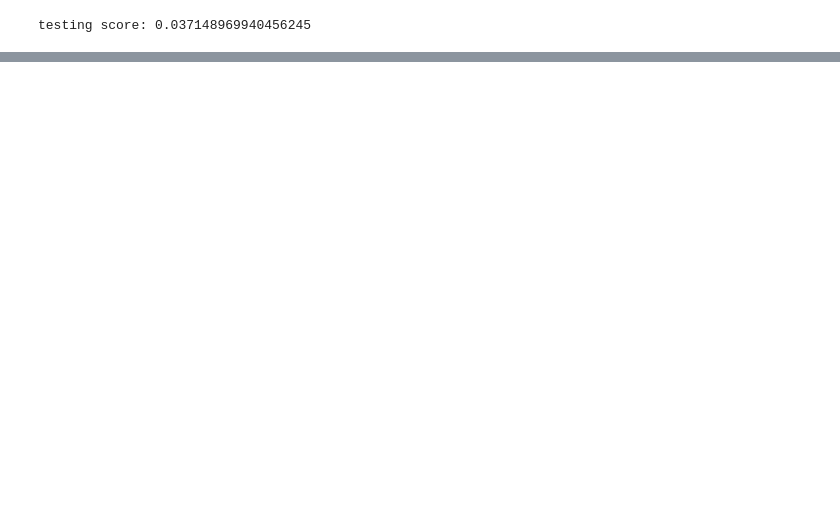
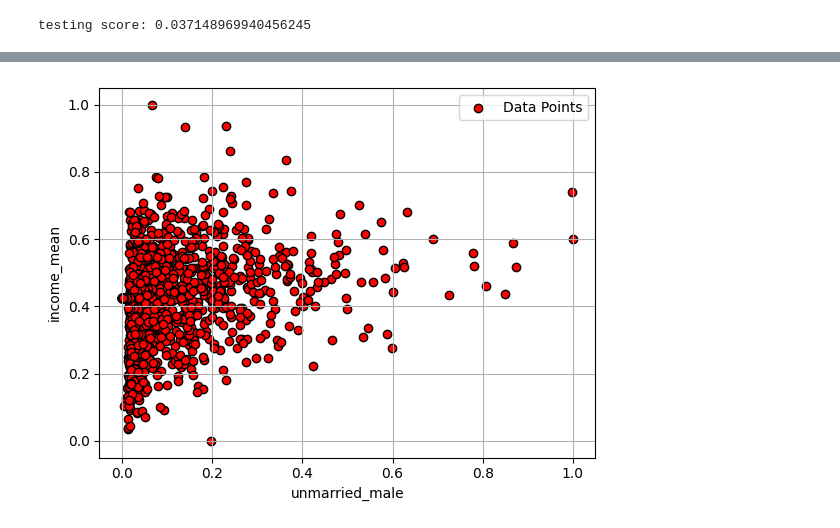
Before and after one commit to lvzeyu/chss_2024_assignment, a Jupyter notebook: 最終課題/income_predicion_HiyoriOtaka.ipynb, the cells around one changed output, grey strips where cells are left out. Drawn from its saved outputs; the diff is of its cells as text; code cells hidden in the pictures; blank space fills up the shorter version.

```diff
--- a/最終課題/income_predicion_HiyoriOtaka.ipynb
+++ b/最終課題/income_predicion_HiyoriOtaka.ipynb
@@ -239,0 +280,23 @@ testing score: -0.21900661977199376
+# %%
+import matplotlib.pyplot as plt
+import numpy as np
+
+# データの生成
+unmarried_male = merged3[:,0]
+income_mean = merged3[:,2]
+
+# 散布図の作成
+plt.scatter(unmarried_male, income_mean, c='r', label='Data Points', edgecolors='k')
+
+# ラベル
+plt.xlabel('unmarried_male')
+plt.ylabel('income_mean')
+
+# 凡例とグリッド
+plt.legend()
+plt.grid(True)
+
+# グラフを表示
+plt.show()
+# %% [output]
+[figure, added]
```
Also changed, not shown: parts of 6 cells of this notebook.
